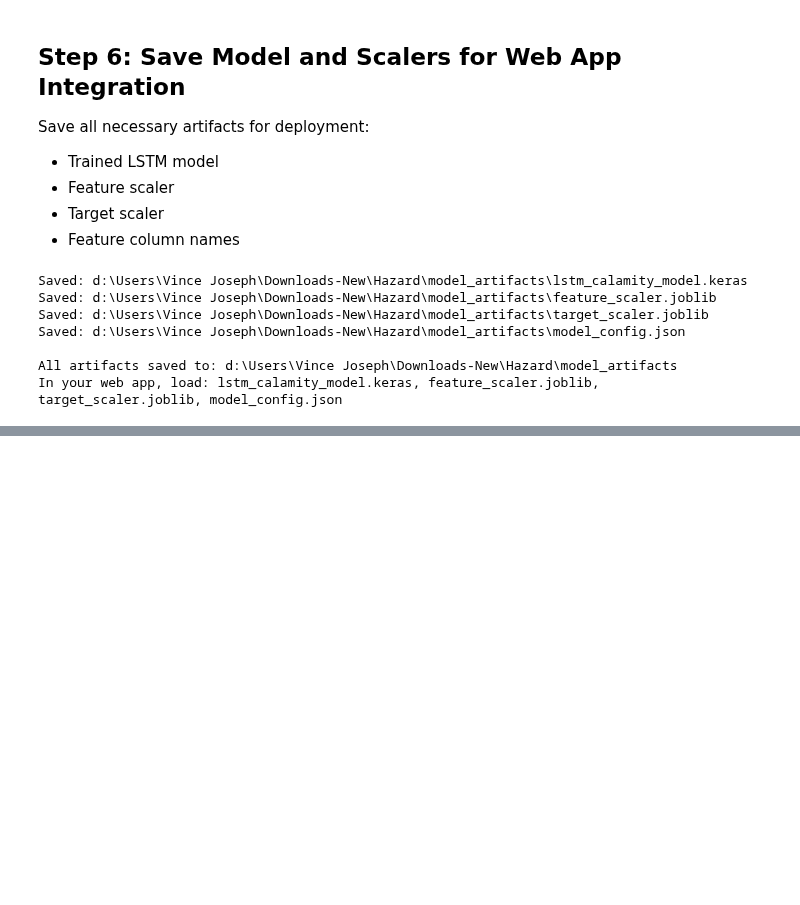
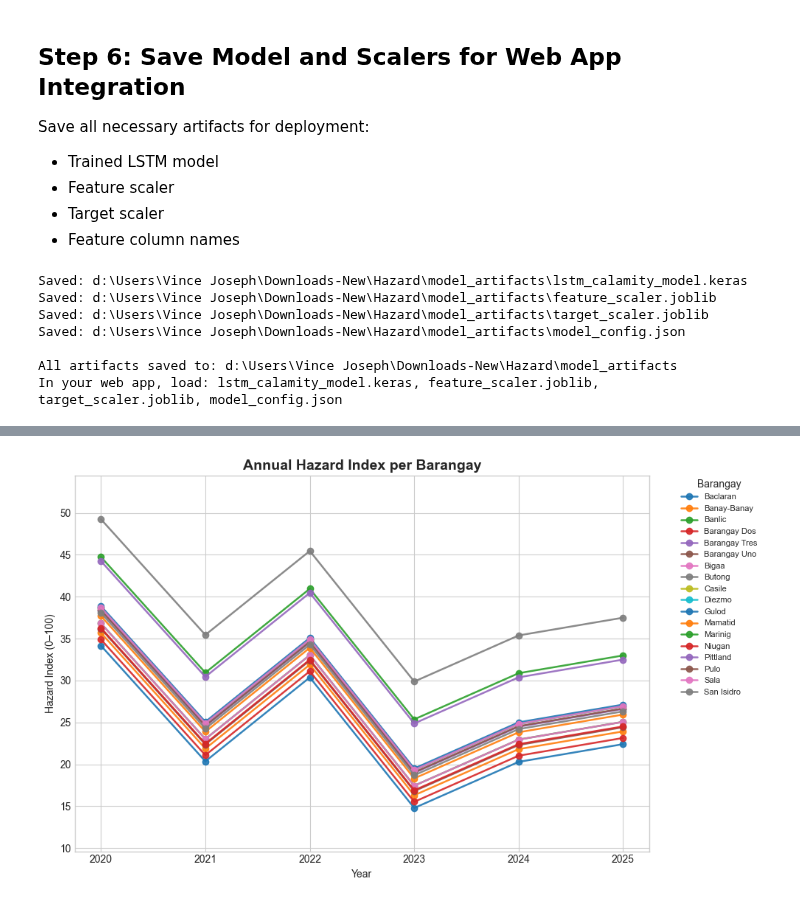
Before and after one commit to mvillamante/Geospatial_Web_App, a Jupyter notebook: backend/api/data/training/calamity_risk.ipynb, the cells around one changed output, grey strips where cells are left out. Drawn from its saved outputs; the diff is of its cells as text; code cells hidden in the pictures; blank space fills up the shorter version.

```diff
--- a/backend/api/data/training/calamity_risk.ipynb
+++ b/backend/api/data/training/calamity_risk.ipynb
@@ -1513,0 +1628,40 @@ else:
+# %%
+# =========================================
+# Export 2: Annual Hazard Index per Barangay
+# (2020–2025 or full range in merged_df)
+# =========================================
+
+# Ensure date is datetime
+merged_df["date"] = pd.to_datetime(merged_df["date"])
+
+# Compute annual mean hazard_index per barangay
+haz_annual = (
+    merged_df
+    .assign(year=merged_df["date"].dt.year)
+    .groupby(["year", "barangay"], as_index=False)["hazard_index"]
+    .mean()
+)
+
+# hazard_index in this notebook is already 0–100
+haz_annual = haz_annual.rename(columns={"hazard_index": "hazard_index_100"})
+haz_annual["hazard_index_raw"] = haz_annual["hazard_index_100"] / 100.0
+
+def classify_hazard(hi_raw: float) -> str:
+    """Same Jenks-style thresholds used in hazard_index notebook."""
+    if hi_raw >= 0.8:
+        return "Very High"
+    if hi_raw >= 0.6:
+        return "High"
+    if hi_raw >= 0.4:
+        return "Moderate"
+    if hi_raw >= 0.2:
+        return "Low"
+    return "Very Low"
+
+haz_annual["hazard_class"] = haz_annual["hazard_index_raw"].apply(classify_hazard)
+
+hazard_annual_path = BASE_PATH / "hazard_index_annual_from_calamity_risk.csv"
+haz_annual.to_csv(hazard_annual_path, index=False)
+
+print(f"✓ Annual hazard index dataset saved to: {hazard_annual_path}")
+print(haz_annual.head())
@@ -1513,0 +1949,4 @@ else:
+# %%
+plot_hazard_all_barangays()
+# %% [output]
+[figure, added]
```
Also changed, not shown: parts of 16 cells of this notebook, 1 other file.
